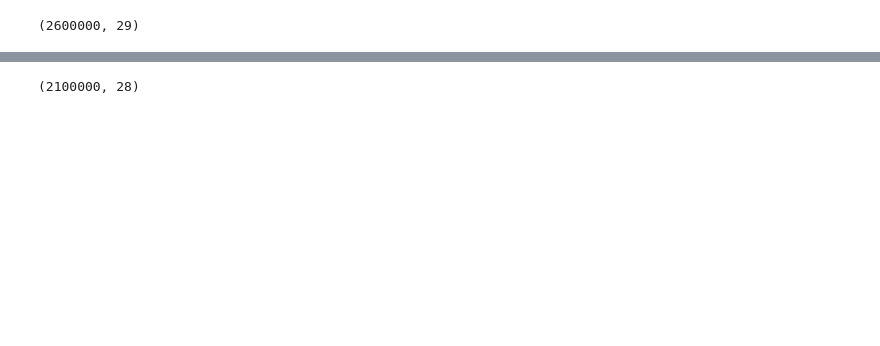
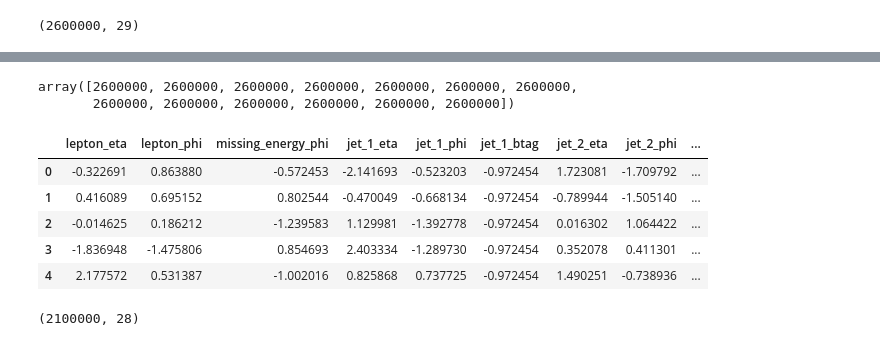
Before and after one commit to warnost/QTW, a Jupyter notebook: Higgs Boson Case Study/Code/Case_Study_12_AR.ipynb, the cells around one changed output, grey strips where cells are left out. Drawn from its saved outputs; the diff is of its cells as text; code cells hidden in the pictures; blank space fills up the shorter version.

```diff
--- a/Higgs Boson Case Study/Code/Case_Study_12_AR.ipynb
+++ b/Higgs Boson Case Study/Code/Case_Study_12_AR.ipynb
@@ -108,3 +164,18 @@ scaled_train_df.describe()
+# %%
+sum(are_they_the_same == True)
+# %% [output]
+array([2600000, 2600000, 2600000, 2600000, 2600000, 2600000, 2600000,
+       2600000, 2600000, 2600000, 2600000, 2600000, 2600000])
+# %%
+X = pd.concat([scaled_train_df1, scaled_train_df2], axis=1, sort=False)
+X.head()
+# %% [output]
+|  | lepton_eta | lepton_phi | missing_energy_phi | jet_1_eta | jet_1_phi | jet_1_btag | jet_2_eta | jet_2_phi | ... |
+| 0 | -0.322691 | 0.863880 | -0.572453 | -2.141693 | -0.523203 | -0.972454 | 1.723081 | -1.709792 | ... |
+| 1 | 0.416089 | 0.695152 | 0.802544 | -0.470049 | -0.668134 | -0.972454 | -0.789944 | -1.505140 | ... |
+| 2 | -0.014625 | 0.186212 | -1.239583 | 1.129981 | -1.392778 | -0.972454 | 0.016302 | 1.064422 | ... |
+| 3 | -1.836948 | -1.475806 | 0.854693 | 2.403334 | -1.289730 | -0.972454 | 0.352078 | 0.411301 | ... |
+| 4 | 2.177572 | 0.531387 | -1.002016 | 0.825868 | 0.737725 | -0.972454 | 1.490251 | -0.738936 | ... |
 # %%
 from sklearn.model_selection import train_test_split
 x_train, x_test, y_train, y_test = train_test_split(X, y, test_size=500000, random_state=1776)
```
Also changed, not shown: parts of 14 cells of this notebook.
